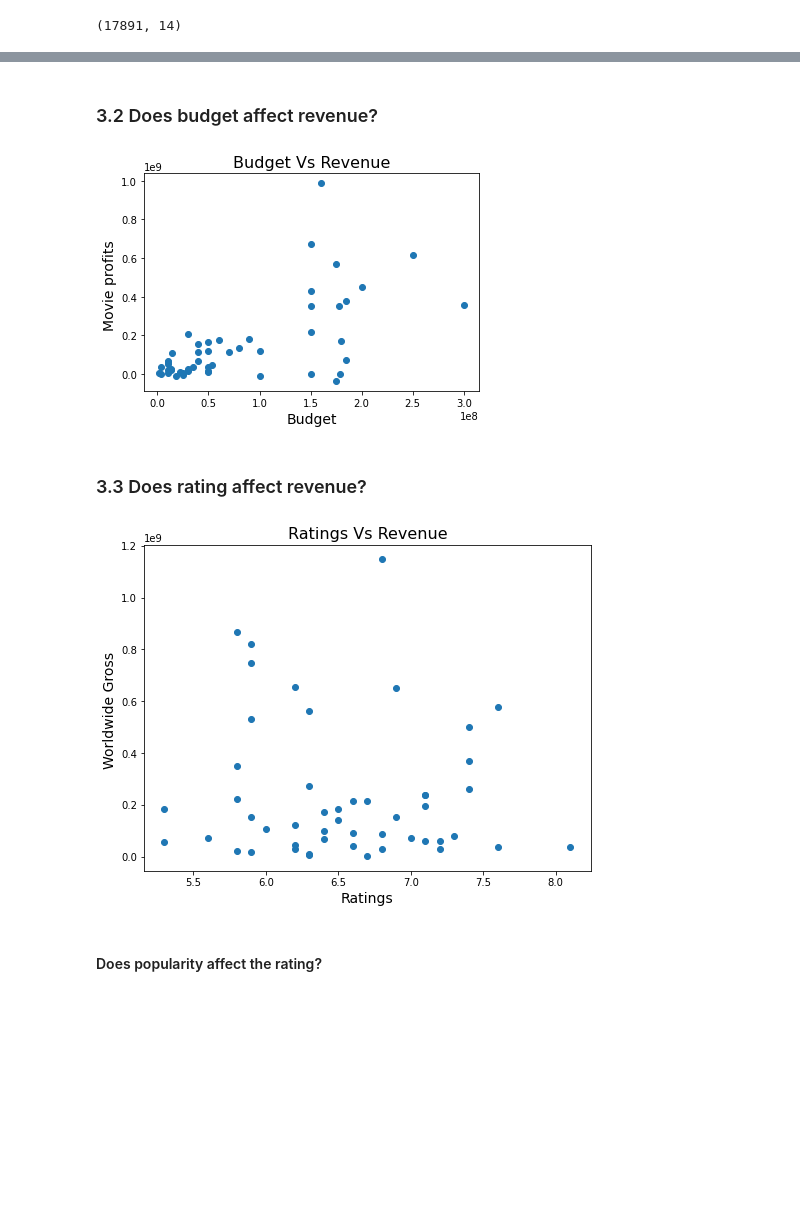
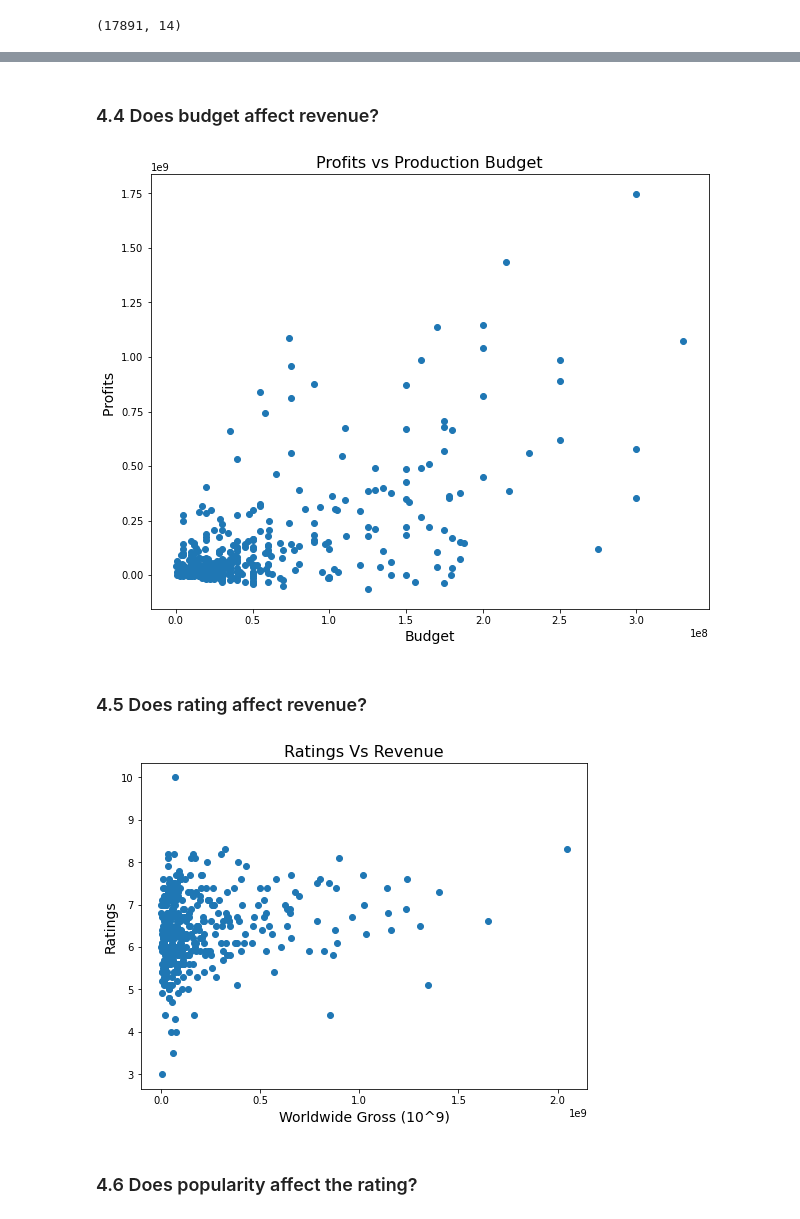
Before and after one commit to MendozaMellah/dsc-phase-1-project-v2-4, a Jupyter notebook: student.ipynb, the cells around one changed output, grey strips where cells are left out. Cells and saved outputs as stored; diff of their text form; code cells hidden in the pictures; blank space fills up the shorter version.

```diff
--- a/student.ipynb
+++ b/student.ipynb
@@ -817,4 +808,4 @@ final_df.tail(3)
 # %%
-final_df.drop(columns=['primary_title','movie_id'],inplace=True)
+final_df.drop(columns=['title','original_language'],inplace=True)
 final_df.head(5)
 # %% [output]
@@ -847,7 +833,0 @@ There is only one unique language which is English, so we can drop that column
-# %%
-final_df.drop(columns=['original_language'],inplace=True)
-# %%
-# renaming the columns
-
-final_df.rename(columns={'studio_x':'studio'},inplace=True)
-final_df.head(3)
@@ -888,0 +881,3 @@ final_df.shape
+# %%
+final_df.dropna(subset = ['genres'],inplace=True)
+final_df.isna().sum()
@@ -1107,41 +1147,41 @@ fig.savefig('Movies Vs Gross).png');
 # %% [markdown]
-### 3.2 Does budget affect revenue?
+### 4.4 Does budget affect revenue?
 # %%
 # plotting a scatterplot
 
-fig, ax= plt.subplots(figsize=(6,4))
+fig, ax= plt.subplots(figsize=(10,8))
 
 x = final_df['production_budget']
 y = final_df['profit/loss']
 
 ax.scatter(x,y)
 
-ax.set_title('Budget Vs Revenue', fontsize=16)
+ax.set_title('Profits vs Production Budget', fontsize=16)
 ax.set_xlabel("Budget",fontsize=14)
-ax.set_ylabel("Movie profits ", fontsize=14)
+ax.set_ylabel("Profits ", fontsize=14)
 fig.savefig('Budget vs Revenue.png');
 # %% [output]
-[figure, old version]
+[figure, new version]
 # %% [markdown]
-### 3.3 Does rating affect revenue?
+### 4.5 Does rating affect revenue?
 # %%
 # plotting a scatterplot
 
 fig, ax= plt.subplots(figsize=(8,6))
 
-x = final_df['vote_average']
-y = final_df['worldwide_gross']
+x = final_df['worldwide_gross']
+y = final_df['vote_average']
 
 ax.scatter(x,y)
 
 ax.set_title('Ratings Vs Revenue', fontsize=16)
-ax.set_xlabel("Ratings",fontsize=14)
-ax.set_ylabel("Worldwide Gross ", fontsize=14)
+ax.set_ylabel("Ratings",fontsize=14)
+ax.set_xlabel("Worldwide Gross (10^9)", fontsize=14)
 fig.savefig('Ratings vs Revenue.png');
 # %% [output]
-[figure, old version]
+[figure, new version]
 # %% [markdown]
-#### Does popularity affect the rating?
+### 4.6 Does popularity affect the rating?
 # %%
 # plotting a scatterplot
 
```
Also changed, not shown: parts of 57 cells of this notebook.
